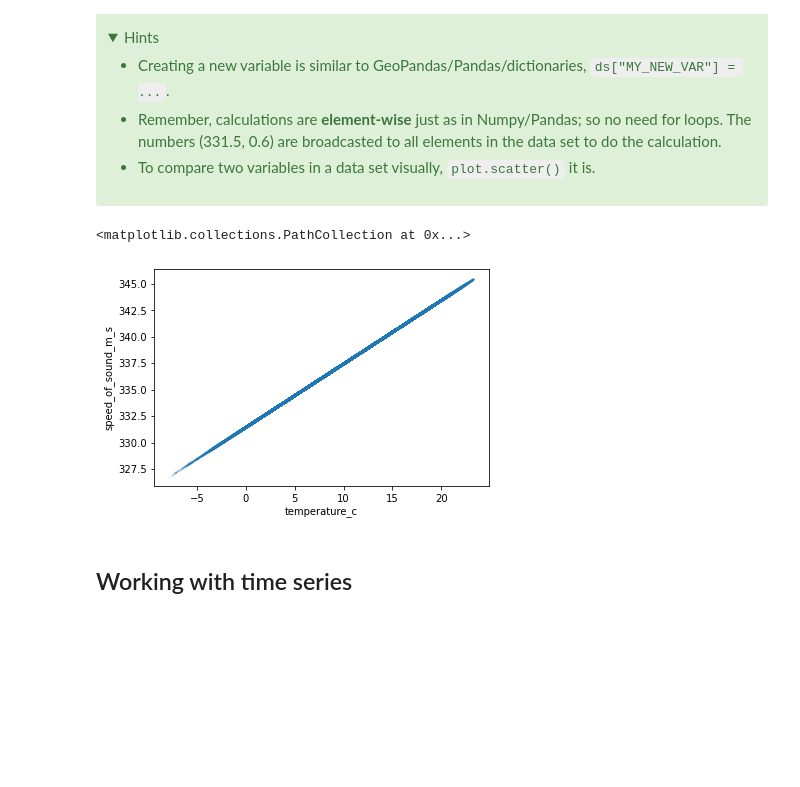
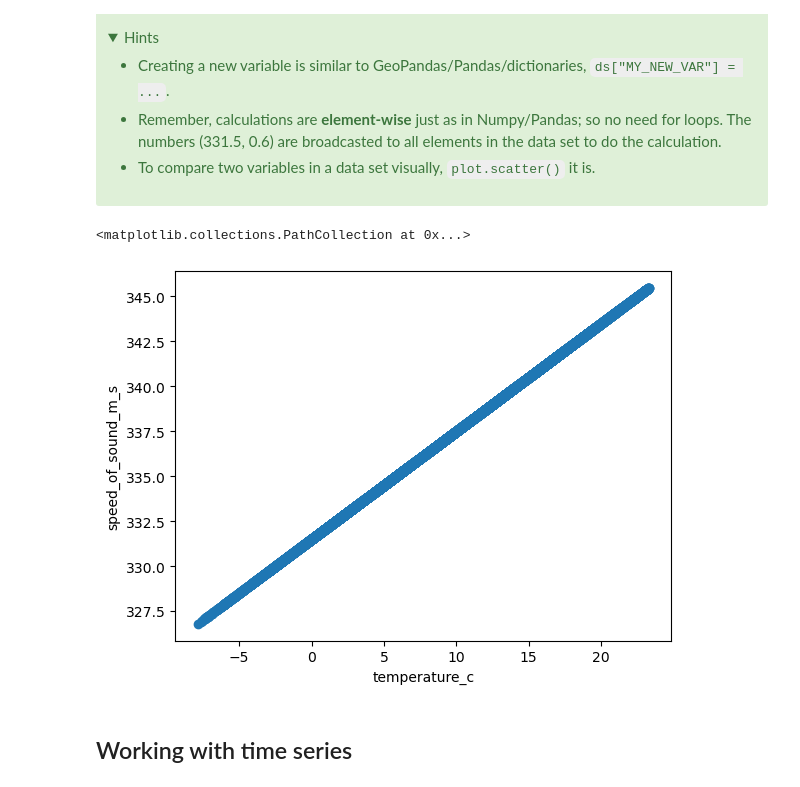
Before and after one commit to jorisvandenbossche/course-python-geospatial, a Jupyter notebook: notebooks/12-xarray-advanced.ipynb, the cells around one changed output. Saved outputs shown, nothing was run; the diff lists cells and outputs as text; code cells hidden in the pictures; folded sections open; blank space fills up the shorter version.

```diff
--- a/notebooks/12-xarray-advanced.ipynb
+++ b/notebooks/12-xarray-advanced.ipynb
@@ -421,10 +422,10 @@ Create a scatter plot to control the (linear) relationship you just calculated b
 # %%
 era5_renamed["speed_of_sound_m_s"] = 331.5 + (0.6*era5_renamed["temperature_c"])
 # %%
-era5_renamed.plot.scatter("temperature_c", "speed_of_sound_m_s", s=1, alpha=0.1)
+era5_renamed.plot.scatter(x="temperature_c", y="speed_of_sound_m_s")
 # %% [output]
 <matplotlib.collections.PathCollection at 0x...>
-[figure, old version]
+[figure, new version]
 # %% [markdown]
 ## Working with time series
 # %% [markdown]
```
Also changed, not shown: parts of 25 cells of this notebook, 23 other files.
